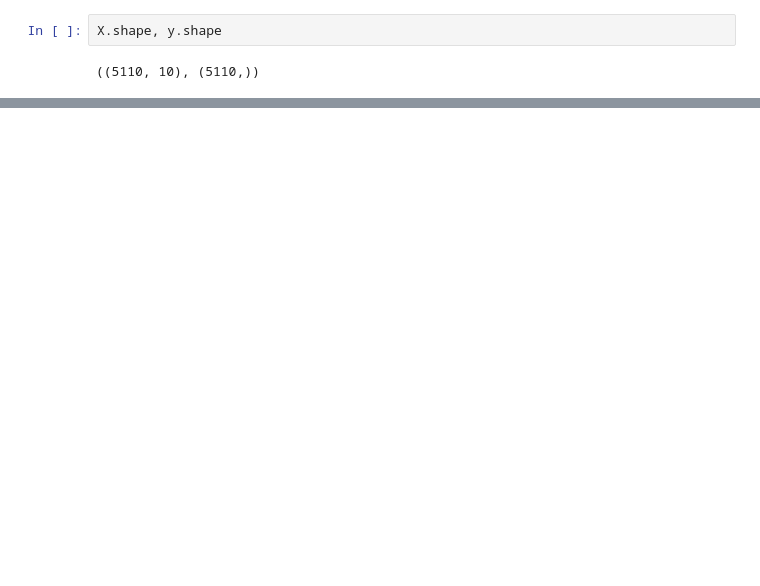
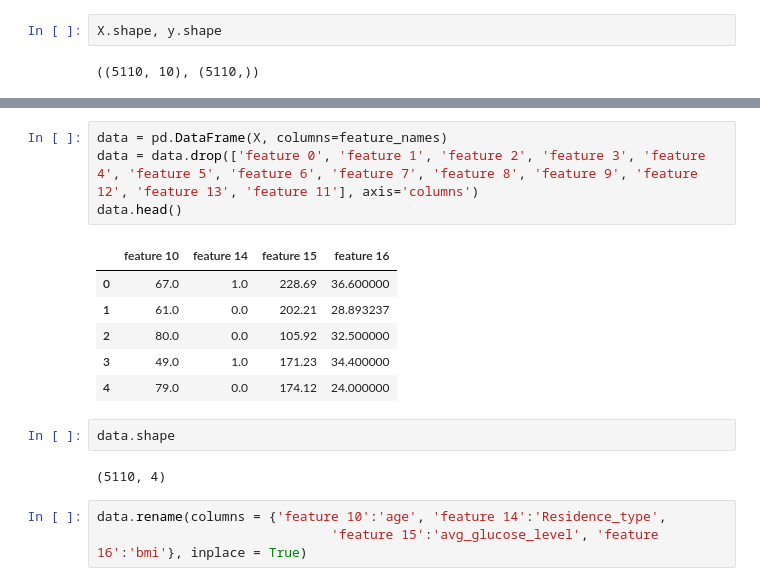
Before and after one commit to Diego532/machine_learnig_electiva, a Jupyter notebook: WHO-stroke-prevention-program/who.ipynb, the cells around one changed output, grey strips where cells are left out. Drawn from its saved outputs; the diff is of its cells as text; blank space fills up the shorter version.

```diff
--- a/WHO-stroke-prevention-program/who.ipynb
+++ b/WHO-stroke-prevention-program/who.ipynb
@@ -281,0 +309,18 @@ print(feature_names)
+# %%
+data = pd.DataFrame(X, columns=feature_names)
+data = data.drop(['feature 0', 'feature 1', 'feature 2', 'feature 3', 'feature 4', 'feature 5', 'feature 6', 'feature 7', 'feature 8', 'feature 9', 'feature 12', 'feature 13', 'feature 11'], axis='columns')
+data.head()
+# %% [output]
+|  | feature 10 | feature 14 | feature 15 | feature 16 |
+| 0 | 67.0 | 1.0 | 228.69 | 36.600000 |
+| 1 | 61.0 | 0.0 | 202.21 | 28.893237 |
+| 2 | 80.0 | 0.0 | 105.92 | 32.500000 |
+| 3 | 49.0 | 1.0 | 171.23 | 34.400000 |
+| 4 | 79.0 | 0.0 | 174.12 | 24.000000 |
+# %%
+data.shape
+# %% [output]
+(5110, 4)
+# %%
+data.rename(columns = {'feature 10':'age', 'feature 14':'Residence_type',
+                              'feature 15':'avg_glucose_level', 'feature 16':'bmi'}, inplace = True)
```
Also changed, not shown: parts of 16 cells of this notebook.
